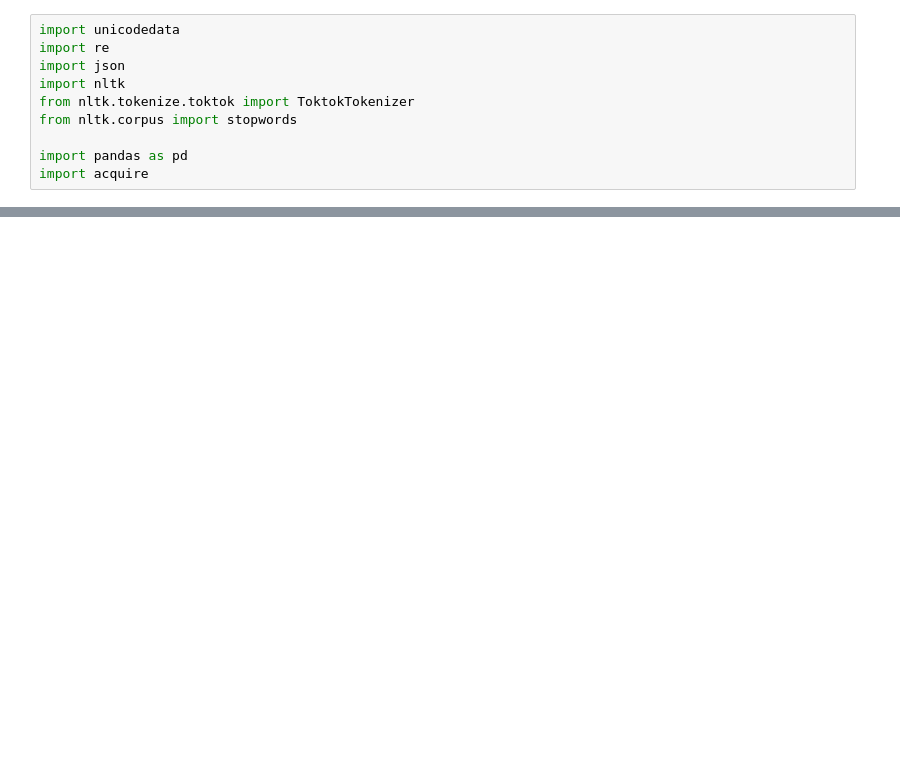
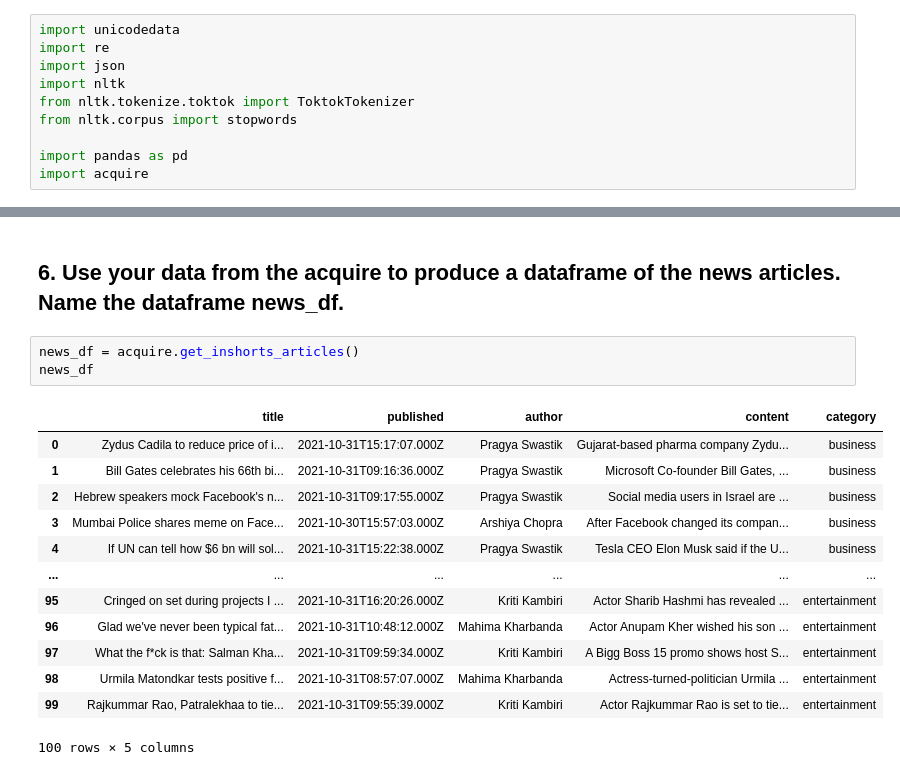
Before and after one commit to randyfrench/natural-language-processing-exercises, a Jupyter notebook: nlp_data_preparation_exercises.ipynb, the cells around one changed output, grey strips where cells are left out. Saved outputs shown, nothing was run; the diff lists cells and outputs as text; blank space fills up the shorter version.

```diff
--- a/nlp_data_preparation_exercises.ipynb
+++ b/nlp_data_preparation_exercises.ipynb
@@ -32,0 +208,19 @@ df
+# %% [markdown]
+## 6. Use your data from the acquire to produce a dataframe of the news articles. Name the dataframe news_df.
+# %%
+news_df = acquire.get_inshorts_articles()
+news_df
+# %% [output]
+|  | title | published | author | content | category |
+| 0 | Zydus Cadila to reduce price of i... | 2021-10-31T15:17:07.000Z | Pragya Swastik | Gujarat-based pharma company Zydu... | business |
+| 1 | Bill Gates celebrates his 66th bi... | 2021-10-31T09:16:36.000Z | Pragya Swastik | Microsoft Co-founder Bill Gates, ... | business |
+| 2 | Hebrew speakers mock Facebook's n... | 2021-10-31T09:17:55.000Z | Pragya Swastik | Social media users in Israel are ... | business |
+| 3 | Mumbai Police shares meme on Face... | 2021-10-30T15:57:03.000Z | Arshiya Chopra | After Facebook changed its compan... | business |
+| 4 | If UN can tell how $6 bn will sol... | 2021-10-31T15:22:38.000Z | Pragya Swastik | Tesla CEO Elon Musk said if the U... | business |
+| ... | ... | ... | ... | ... | ... |
+| 95 | Cringed on set during projects I ... | 2021-10-31T16:20:26.000Z | Kriti Kambiri | Actor Sharib Hashmi has revealed ... | entertainment |
+| 96 | Glad we've never been typical fat... | 2021-10-31T10:48:12.000Z | Mahima Kharbanda | Actor Anupam Kher wished his son ... | entertainment |
+| 97 | What the f*ck is that: Salman Kha... | 2021-10-31T09:59:34.000Z | Kriti Kambiri | A Bigg Boss 15 promo shows host S... | entertainment |
+| 98 | Urmila Matondkar tests positive f... | 2021-10-31T08:57:07.000Z | Mahima Kharbanda | Actress-turned-politician Urmila ... | entertainment |
+| 99 | Rajkummar Rao, Patralekhaa to tie... | 2021-10-31T09:55:39.000Z | Kriti Kambiri | Actor Rajkummar Rao is set to tie... | entertainment |
+100 rows × 5 columns
```
Also changed, not shown: parts of 33 cells of this notebook, 5 other files.
